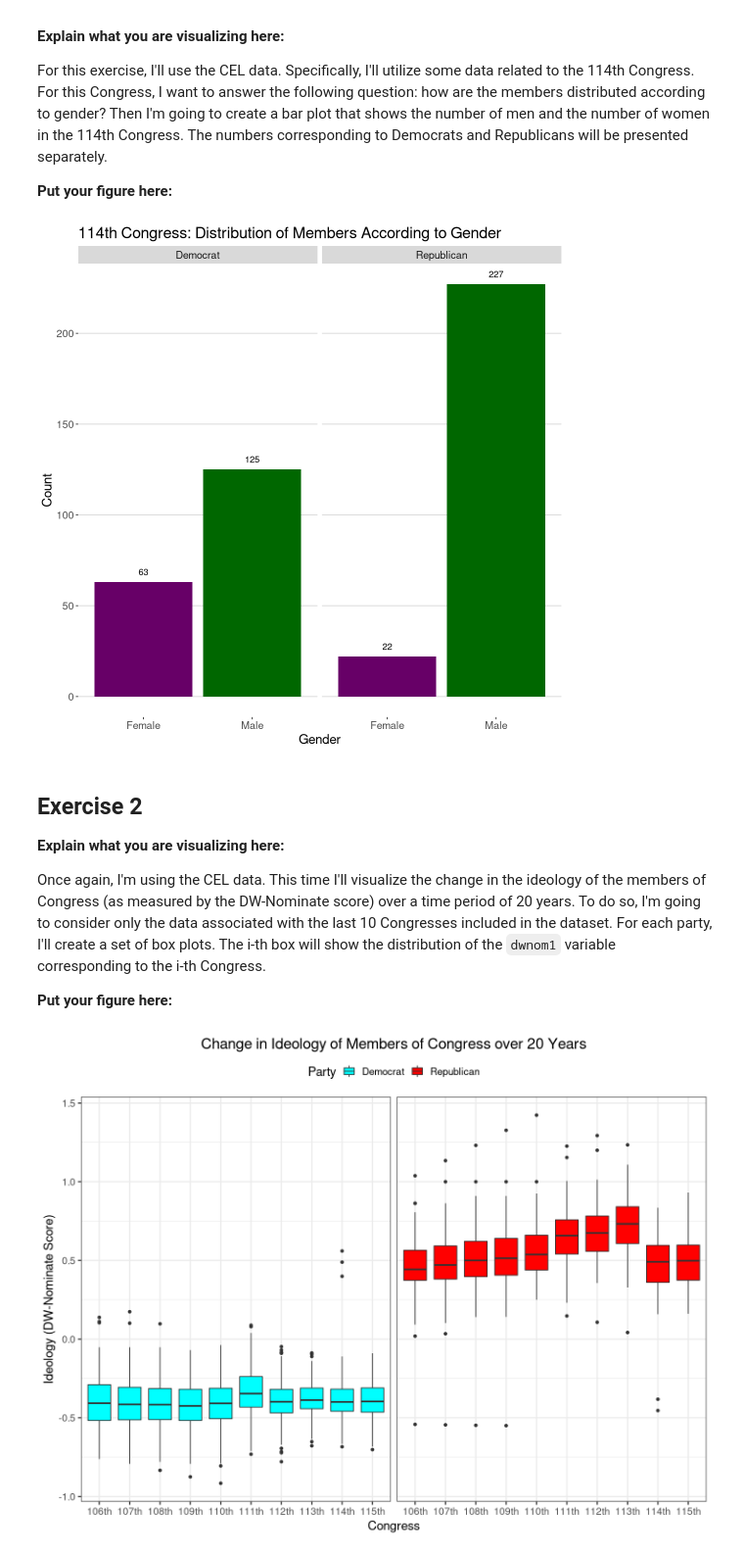
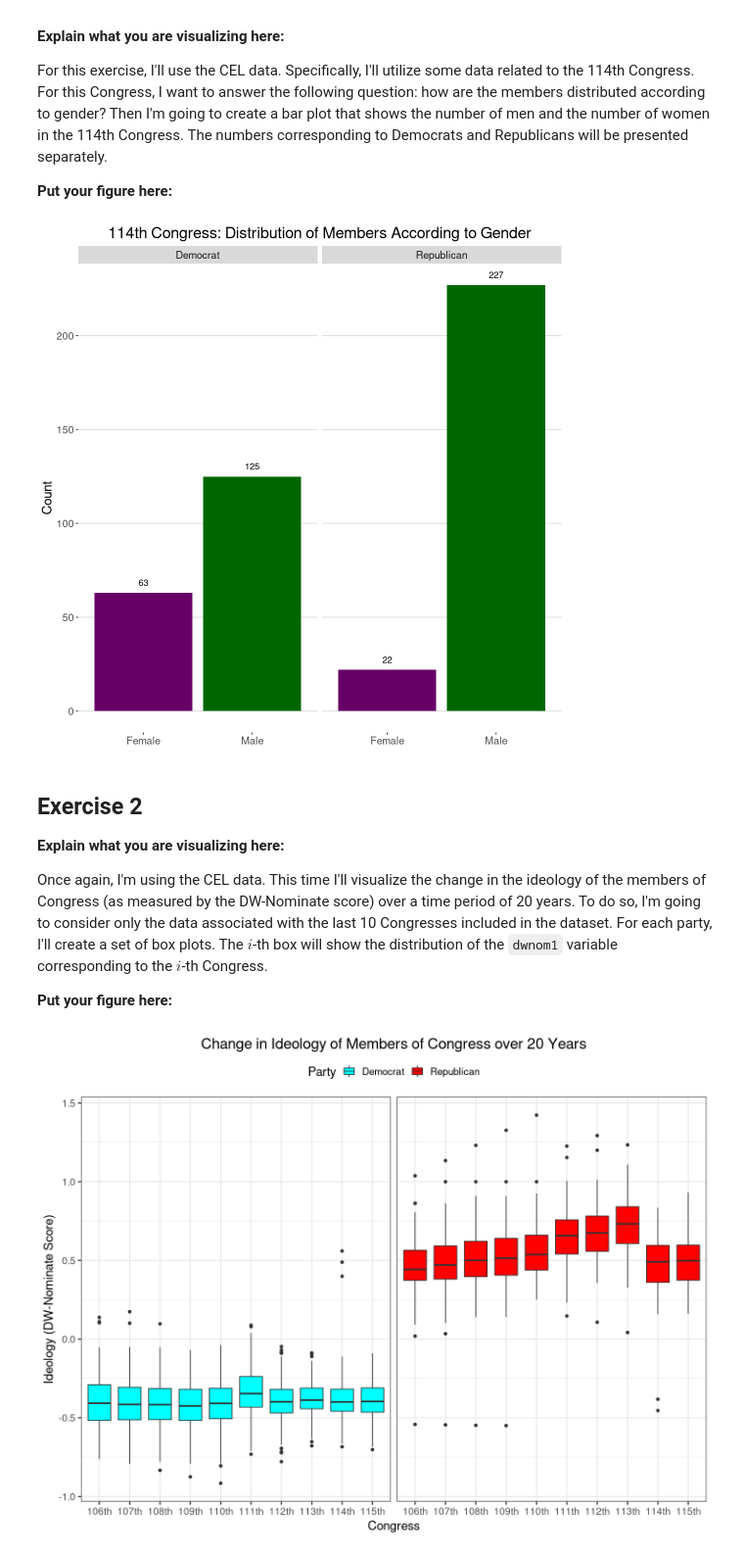
Before and after one commit to mwoitek/r-data-visualization-ggplot2, a Jupyter notebook: assignment_3/week_3_exercise.ipynb, the cells around one changed output. Shown: that part at 98% size. Cells and saved outputs as stored; diff of their text form; code cells hidden in the pictures.

```diff
--- a/assignment_3/week_3_exercise.ipynb
+++ b/assignment_3/week_3_exercise.ipynb
@@ -29,55 +33,58 @@ Republicans will be presented separately.
 # %%
 # Get only the data corresponding to the 114th Congress.
 # Select only the `dem` and `female` columns.
 data_plot_1 <- cel %>%
-    filter(congress == 114) %>%
-    select(dem, female)
+    dplyr::filter(congress == 114) %>%
+    dplyr::select(dem, female)
 
 # Recode the `dem` variable, and rename it as `Party`:
-data_plot_1$dem <- recode(
+data_plot_1$dem <- dplyr::recode(
     data_plot_1$dem,
     `0` = "Republican",
     `1` = "Democrat"
 )
-data_plot_1 <- rename(data_plot_1, Party = dem)
+data_plot_1 <- dplyr::rename(data_plot_1, Party = dem)
 
 # Recode the `female` variable, and rename it as `Gender`:
-data_plot_1$female <- recode(
+data_plot_1$female <- dplyr::recode(
     data_plot_1$female,
     `0` = "Male",
     `1` = "Female"
 )
-data_plot_1 <- rename(data_plot_1, Gender = female)
+data_plot_1 <- dplyr::rename(data_plot_1, Gender = female)
 
 # Plot the figure:
 options(repr.plot.height = 9, repr.plot.width = 9)
-ggplot(data_plot_1, aes(x = Gender, fill = Gender)) +
-    geom_bar() +
-    geom_text(stat = "count", aes(label = ..count.., vjust = -1)) +
-    labs(
-        x = "Gender",
+ggplot(data_plot_1, ggplot2::aes(x = Gender, fill = Gender)) +
+    ggplot2::geom_bar() +
+    ggplot2::geom_text(stat = "count", aes(label = ..count.., vjust = -1)) +
+    ggplot2::labs(
         y = "Count",
         title = "114th Congress: Distribution of Members According to Gender"
     ) +
-    theme_hc(base_size = 16) +
-    scale_fill_manual(
+    ggthemes::theme_hc(base_size = 16) +
+    ggplot2::theme(
+        axis.title.x = element_blank(),
+        plot.title = element_text(hjust = 0.5)
+    ) +
+    ggplot2::scale_fill_manual(
         values = c("Male" = "#006700", "Female" = "#670067")
     ) +
-    facet_wrap(vars(Party)) +
-    guides(fill = FALSE)
+    ggplot2::facet_wrap(vars(Party)) +
+    ggplot2::guides(fill = FALSE)
 # %% [output]
-[figure, old version]
+[figure, new version]
 # %% [markdown]
 ## Exercise 2
 
 **Explain what you are visualizing here:**
 
-Once again, I'm using the CEL data. This time I'll visualize the change in the
-ideology of the members of Congress (as measured by the DW-Nominate score) over
-a time period of 20 years. To do so, I'm going to consider only the data
-associated with the last 10 Congresses included in the dataset. For each party,
-I'll create a set of box plots. The i-th box will show the distribution of the
-`dwnom1` variable corresponding to the i-th Congress.
+Once again, I'm using the CEL data. This time I'll visualize the change in
+the ideology of the members of Congress (as measured by the DW-Nominate
+score) over a time period of 20 years. To do so, I'm going to consider only
+the data associated with the last 10 Congresses included in the dataset. For
+each party, I'll create a set of box plots. The $i$-th box will show the
+distribution of the `dwnom1` variable corresponding to the $i$-th Congress.
 
 **Put your figure here:**
 # %%
```
Also changed, not shown: parts of 10 cells of this notebook, 3 other files.
